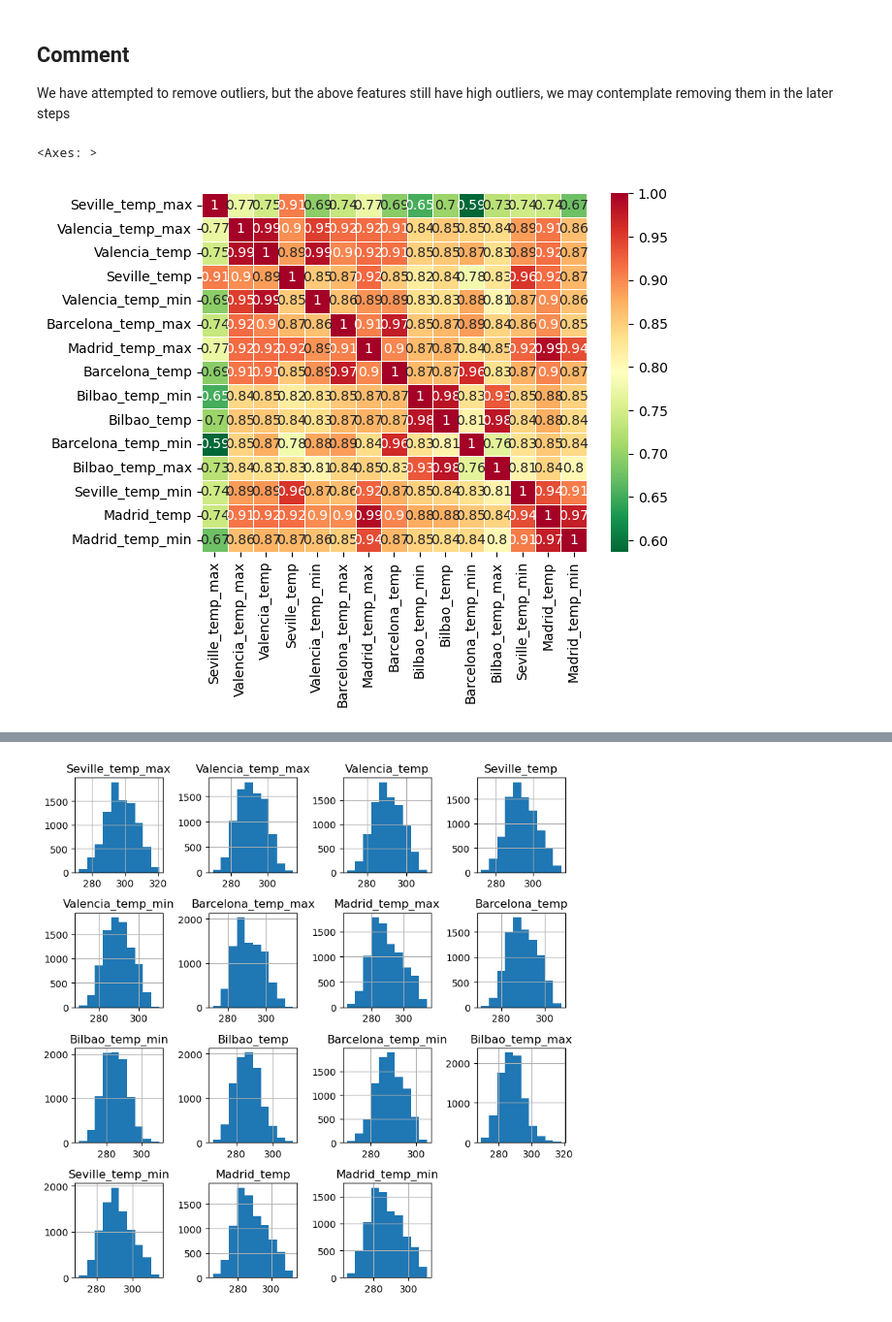
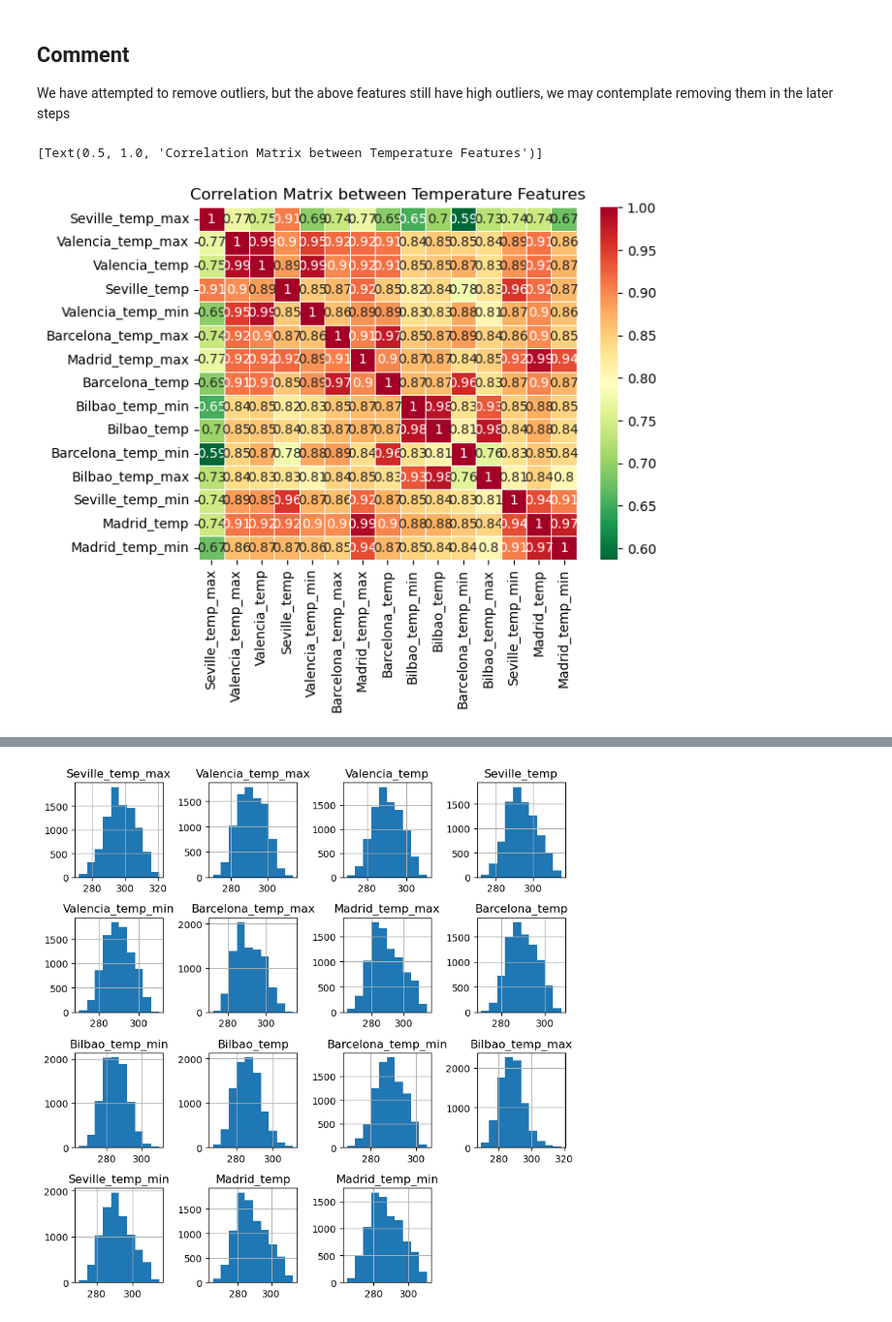
Before and after one commit to Explore-AI/load-shortfall-regression-predict-api, a Jupyter notebook: Advanced_Regression/Advanced-Regression-Starter-Data/starter-notebook_clean.ipynb, the cells around one changed output, grey strips where cells are left out. Shown at 97% size. Drawn from its saved outputs; the diff is of its cells as text; code cells hidden in the pictures.

Commit message:
Updated Visuals

```diff
--- a/Advanced_Regression/Advanced-Regression-Starter-Data/starter-notebook_clean.ipynb
+++ b/Advanced_Regression/Advanced-Regression-Starter-Data/starter-notebook_clean.ipynb
@@ -262,12 +262,12 @@ We have attempted to remove outliers, but the above features still have high out
 # %%
 #plot interactions between all temperature features
 temp_features = [feature for feature in train_df if 'temp' in feature]
 corr = train_df[temp_features].corr()
 
-sns.heatmap(corr, cmap='RdYlGn_r', linewidths=0.5, annot=True)
+sns.heatmap(corr, cmap='RdYlGn_r', linewidths=0.5, annot=True).set(title='Correlation Matrix between Temperature Features')
 # %% [output]
-<Axes: >
+[Text(0.5, 1.0, 'Correlation Matrix between Temperature Features')]
-[figure, old version]
+[figure, new version]
 # %%
 #plot interactions between all pressure features
 pressure_features = [feature for feature in numerical_features if 'pressure' in feature]
```
Also changed, not shown: parts of 11 cells of this notebook, 5 other files.
